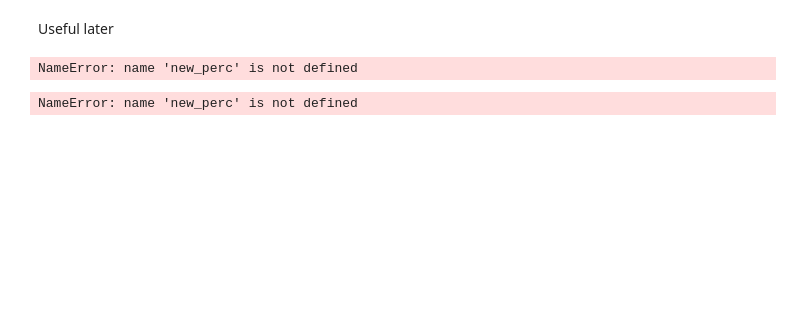
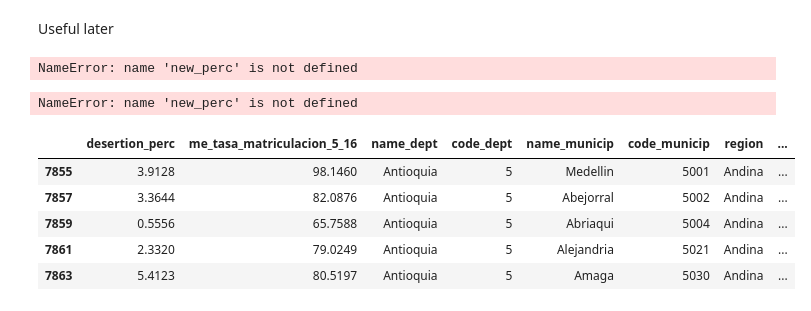
Before and after one commit to alejandracascru/dS4A_team67, a Jupyter notebook: notebooks/Graphs for dash.ipynb, the cells around one changed output. Drawn from its saved outputs; the diff is of its cells as text; code cells hidden in the pictures; blank space fills up the shorter version.

```diff
--- a/notebooks/Graphs for dash.ipynb
+++ b/notebooks/Graphs for dash.ipynb
@@ -252,3 +253,31 @@ fig.update_layout(barmode='stack')
 fig.show()
 # %% [output]
 NameError: name 'new_perc' is not defined
+# %%
+def get_scatter_df(df_in, var1, var2, year):
+    df_year = df_in[df_in['year_cohort'] == year]
+    df_final = df_year[[var1, var2, 'name_dept', 'code_dept', 'name_municip', 'code_municip', 'region']]
+
+    scatter_df = get_scatter_df(df_all, var1, var2, 2019)
+
+    region_to_number = {
+        'Andina':1,
+        'Caribe':2,
+        'Amazonica':3,
+        'Pacifica':4,
+        'Orinoquia':5,
+    }
+
+    def change_to_code(region):
+        return region_to_number[region]
+
+    scatter_df['reg_code'] = scatter_df['region'].apply(change_to_code)
+
+    return scatter_df
+# %% [output]
+|  | desertion_perc | me_tasa_matriculacion_5_16 | name_dept | code_dept | name_municip | code_municip | region | ... |
+| 7855 | 3.9128 | 98.1460 | Antioquia | 5 | Medellin | 5001 | Andina | ... |
+| 7857 | 3.3644 | 82.0876 | Antioquia | 5 | Abejorral | 5002 | Andina | ... |
+| 7859 | 0.5556 | 65.7588 | Antioquia | 5 | Abriaqui | 5004 | Andina | ... |
+| 7861 | 2.3320 | 79.0249 | Antioquia | 5 | Alejandria | 5021 | Andina | ... |
+| 7863 | 5.4123 | 80.5197 | Antioquia | 5 | Amaga | 5030 | Andina | ... |
```
Also changed, not shown: parts of 2 cells of this notebook, 2 other files.
